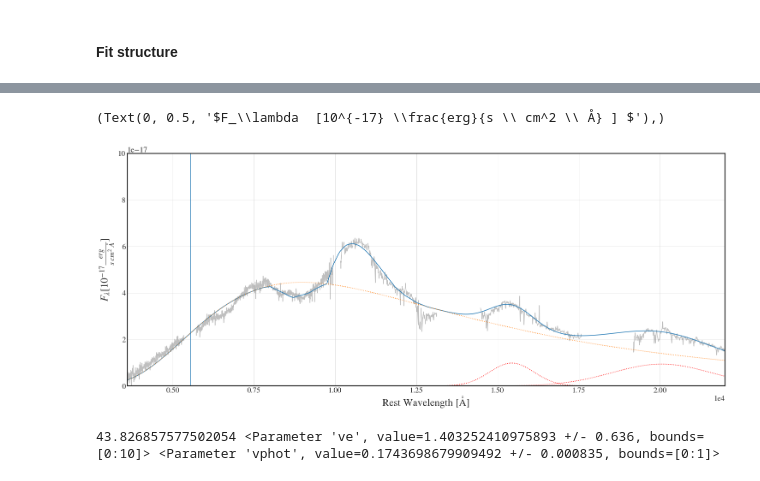
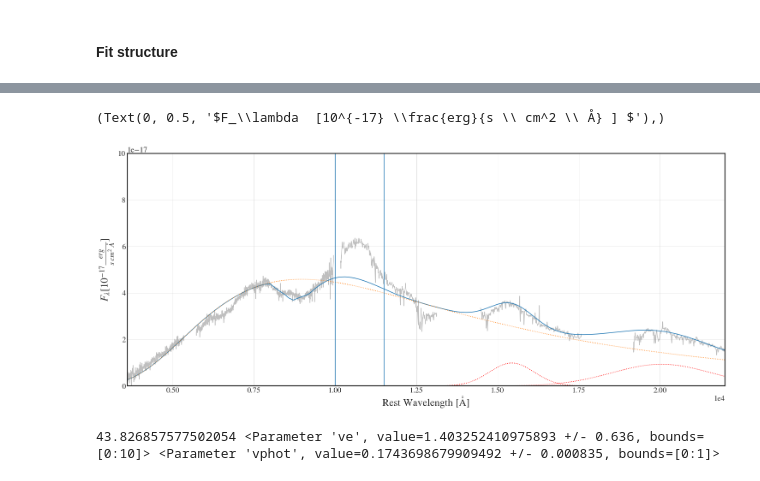
Before and after one commit to Sneppen/Kilonova-analysis, a Jupyter notebook: Py-Scripts (all)/emcee_fit_OB4.ipynb, the cells around one changed output, grey strips where cells are left out. Saved outputs shown, nothing was run; the diff lists cells and outputs as text; code cells hidden in the pictures.

```diff
--- a/Py-Scripts (all)/emcee_fit_OB4.ipynb
+++ b/Py-Scripts (all)/emcee_fit_OB4.ipynb
@@ -79,8 +79,8 @@ x = np.loadtxt(path+'/'+files[3]).T
 #          (~((x[:,0] > 5330) & (x[:,0] < 5740))) & (~((x[:,0] > 9840) & (x[:,0] < 10300))) & \
 #          (x[:,0] > 4000) & (x[:,0] < 22500)
 exc_reg_2 = (~((x[:,0] > 13100) & (x[:,0] < 14400))) & (~((x[:,0] > 17550) & (x[:,0] < 19200))) & \
-          (~((x[:,0] > 5330) & (x[:,0] < 5740))) & (~((x[:,0] > 9840) & (x[:,0] < 10300))) & \
-          (x[:,0] > 5555) & (x[:,0] < 22500)
+          (~((x[:,0] > 5330) & (x[:,0] < 5740))) & (~((x[:,0] > 9840) & (x[:,0] < 10300))) & (~((x[:,0] > 10000) & (x[:,0] < 11500))) & \
+          (x[:,0] > 3300) & (x[:,0] < 22500)
 
 wl, flux, error = x[:,0][exc_reg_2], x[:,1][exc_reg_2], x[:,2][exc_reg_2]
 # %%
@@ -259,6 +310,6 @@ g = Gaussian1DKernel(stddev=5)
 # %%
 p = lmfit.Parameters()
-with open("./Data/%s_3gaussian.json"%OB, 'r') as infile:
+with open("./Data/%s_without_occult.json"%OB, 'r') as infile:
     p.load(infile)
 
 #p
@@ -284,33 +335,37 @@ for i in [3]:
 
     amp1 = np.copy(gaussian(wl2, 1e-17*p['amp1'].value, p['cen1'].value*1e10, p['sig1'].value*1e10))
     amp2 = gaussian(wl2, 1e-17*p['amp2'].value, p['cen2'].value*1e10, p['sig2'].value*1e10)
+    #amp3 = gaussian(wl2, 1e-17*p['amp3'].value, p['cen3'].value*1e10, p['sig3'].value*1e10)
 
     flux_fit = residual(p, wl2*1e-10)
     p['tau'].value=0
     flux_fit2 = residual(p, wl2*1e-10)
     p['amp1'].value=0
     p['amp2'].value=0
+    #p['amp3'].value=0
     flux_fit3 = residual(p, wl2*1e-10)
 
 
 #plt.ylim(-0.8, 0.8)
     plt.plot(wl2, convolve(flux2, g, fill_value=np.nan), color='grey', alpha=0.5)
     plt.plot(wl2, flux_fit)
     #plt.plot(wl2, flux_fit2)
     plt.plot(wl2, flux_fit3, ls='dotted')
     plt.plot(wl2, amp1, ls='dotted', color='red')
     plt.plot(wl2, amp2, ls='dotted', color='red')
+    #plt.plot(wl2, amp3, ls='dotted', color='red')
 
 
 plt.xlim(3600, 22000)
 plt.ylim(0, 1e-16)
-plt.axvline(5555)
+plt.axvline(11500)
+plt.axvline(10000)
 plt.xlabel('Rest Wavelength [Å]'),
 plt.ylabel(r'$F_\lambda  [10^{-17} \frac{erg}{s \ cm^2 \ Å} ] $'),
 #plt.axvline(15500)
 #plt.axvline(15250, ls='--')
 #plt.savefig('Pictures/third_line.png', dpi=300)
 # %% [output]
 (Text(0, 0.5, '$F_\\lambda  [10^{-17} \\frac{erg}{s \\ cm^2 \\ Å} ] $'),)
-[figure, old version]
+[figure, new version]
 # %%
```
Also changed, not shown: parts of 16 cells of this notebook, 19 other files.
